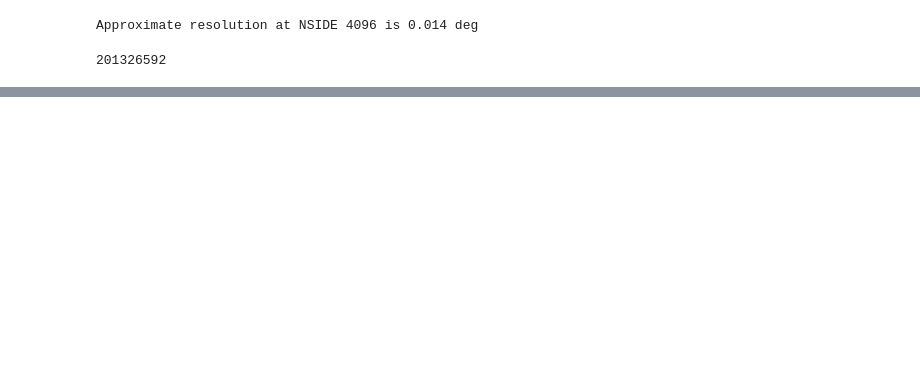
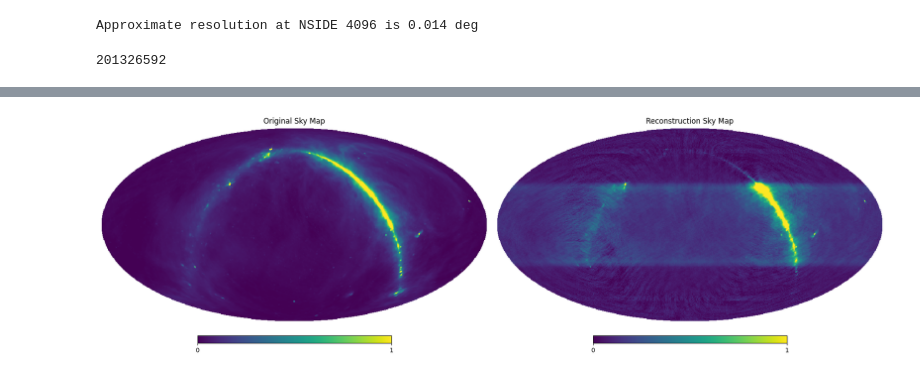
Before and after one commit to SSshuishui/viss_optimize_ws, a Jupyter notebook: healpix_ws_10Mhz.ipynb, the cells around one changed output, grey strips where cells are left out. Saved outputs shown, nothing was run; the diff lists cells and outputs as text; code cells hidden in the pictures; blank space fills up the shorter version.

```diff
--- a/healpix_ws_10Mhz.ipynb
+++ b/healpix_ws_10Mhz.ipynb
@@ -19,0 +215,74 @@ print(NPIX)
+# %%
+
+# =========================
+# 2) 读取数据
+# =========================
+original = np.fromfile(ORIGINAL_PATH, dtype=np.float32)
+recon    = np.fromfile(RECON_PATH, dtype=np.float32)
+
+if original.shape != recon.shape:
+    raise ValueError(f"shape mismatch: original {original.shape}, recon {recon.shape}")
+
+npix = original.size
+nside = hp.npix2nside(npix)
+
+print(f"npix  = {npix}")
+print(f"nside = {nside}")
+
+valid_mask = np.isfinite(original) & np.isfinite(recon)
+
+# HEALPix 像素对应纬度
+pix = np.arange(npix)
+theta, phi = hp.pix2ang(nside, pix, nest=NEST)
+lat_deg = 90.0 - np.degrees(theta)
+
+band_mask = valid_mask & (np.abs(lat_deg) <= BAND_LAT_DEG)
+
+print(f"valid pixels      : {valid_mask.sum()}")
+print(f"band pixels       : {band_mask.sum()}")
+print(f"band lat range    : |lat| <= {BAND_LAT_DEG} deg")
+
+# =========================
+# 3) 只对 recon 做线性标定（在 band 内拟合）
+# =========================
+a, b, recon_aligned = linear_calibrate_recon_to_original(original, recon, band_mask)
+print(f"\nLinear calibration on band:")
+print(f"original ≈ a * recon + b")
+print(f"a = {a}")
+print(f"b = {b}")
+
+# =========================
+# 4) 画图：1x2
+#    注意：这里只是显示增强，不参与指标
+# =========================
+original_vis = robust_display_norm(original, PLOT_P_LOW, PLOT_P_HIGH)
+recon_vis    = robust_display_norm(recon_aligned, PLOT_P_LOW, PLOT_P_HIGH)
+
+fig = plt.figure(figsize=(18, 6))
+
+hp.mollview(
+    original_vis,
+    nest=NEST,
+    fig=fig.number,
+    sub=(1, 2, 1),
+    title="Original Sky Map",
+    min=0,
+    max=1,
+    cmap="viridis",
+    cbar=True,
+)
+
+hp.mollview(
+    recon_vis,
+    nest=NEST,
+    fig=fig.number,
+    sub=(1, 2, 2),
+    title="Reconstruction Sky Map",
+    min=0,
+    max=1,
+    cmap="viridis",
+    cbar=True,
+)
+
+plt.show()
+# %% [output]
@@ -19,0 +299 @@ print(NPIX)
+[figure, added]
```
Also changed, not shown: parts of 31 cells of this notebook, 20 other files.
